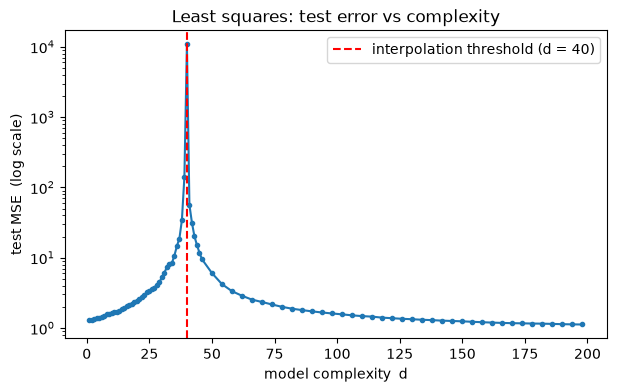
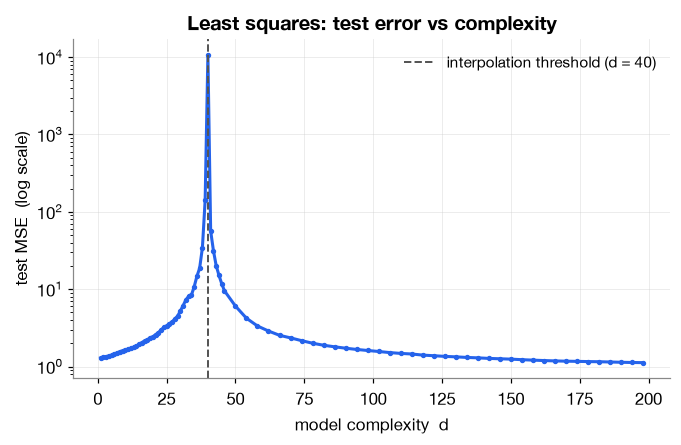
The notebook cell's code change between the first figure and the second:
--- before
+++ after
@@ -3,5 +3,5 @@
 plt.figure(figsize=(7, 4))
 plt.plot(d_arr, results["ls_test"], marker=".")
-plt.axvline(n_train, color="red", linestyle="--", label=f"interpolation threshold (d = {n_train})")
+plt.axvline(n_train, color="#555555", linestyle="--", linewidth=1.3, label=f"interpolation threshold (d = {n_train})")
 plt.yscale("log")   # log scale: the peak is very tall
 plt.xlabel("model complexity  d")

Commit: update